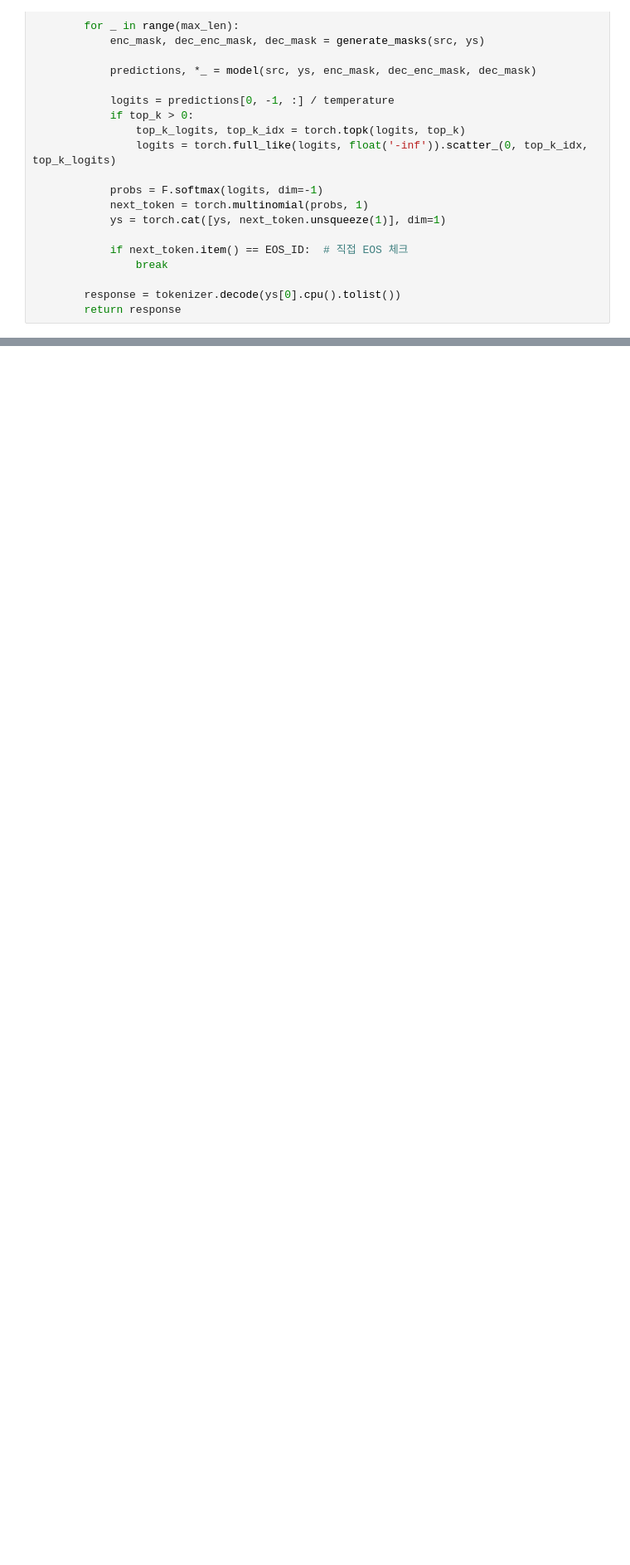
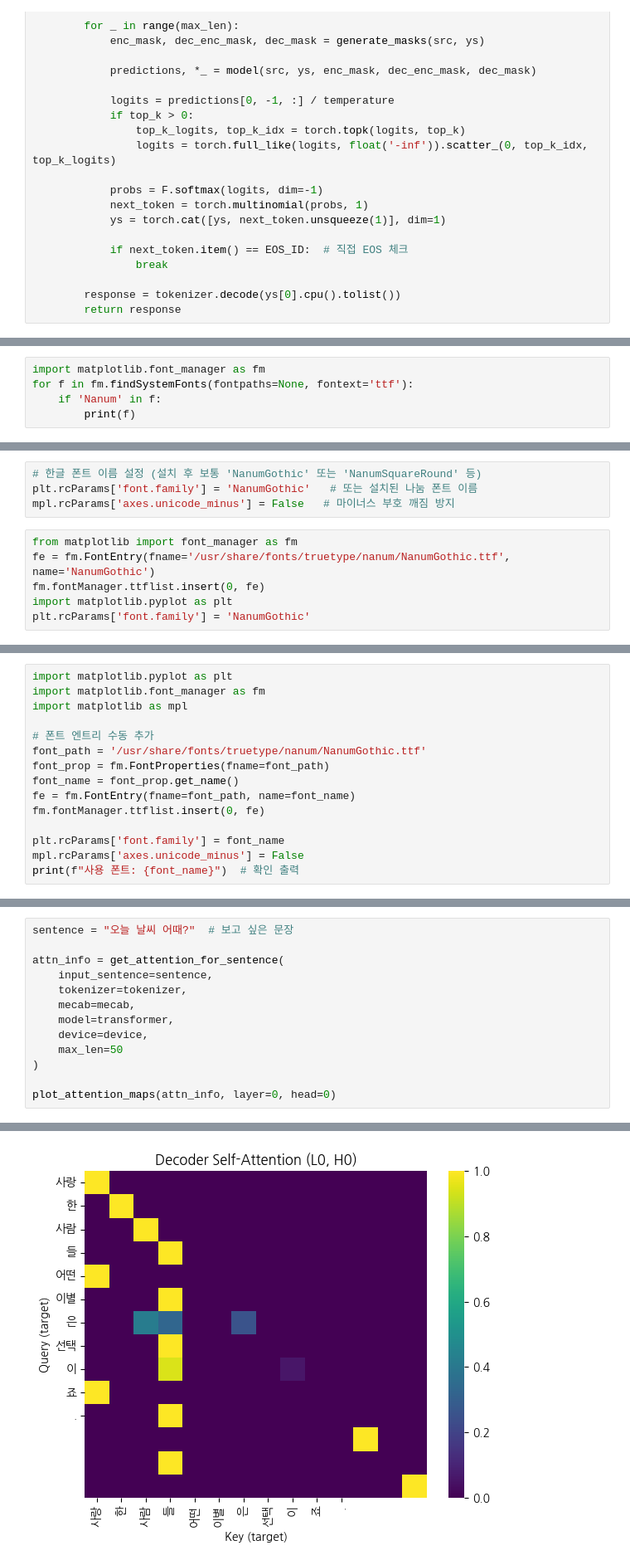
Before and after one commit to JamesYang76/by_AIFFEL_quest_eng, a Jupyter notebook: NLP/NLP02/chatbot_bk3.ipynb, the cells around one changed output, grey strips where cells are left out. Shown at 83% size. Cells and saved outputs as stored; diff of their text form; blank space fills up the shorter version.

```diff
--- a/NLP/NLP02/chatbot_bk3.ipynb
+++ b/NLP/NLP02/chatbot_bk3.ipynb
@@ -1432,0 +1637,5 @@ Average BLEU-4: 0.000000
+# %%
+import matplotlib.font_manager as fm
+for f in fm.findSystemFonts(fontpaths=None, fontext='ttf'):
+    if 'Nanum' in f:
+        print(f)
@@ -1432,0 +1679,10 @@ Average BLEU-4: 0.000000
+# %%
+# 한글 폰트 이름 설정 (설치 후 보통 'NanumGothic' 또는 'NanumSquareRound' 등)
+plt.rcParams['font.family'] = 'NanumGothic'   # 또는 설치된 나눔 폰트 이름
+mpl.rcParams['axes.unicode_minus'] = False   # 마이너스 부호 깨짐 방지
+# %%
+from matplotlib import font_manager as fm
+fe = fm.FontEntry(fname='/usr/share/fonts/truetype/nanum/NanumGothic.ttf', name='NanumGothic')
+fm.fontManager.ttflist.insert(0, fe)
+import matplotlib.pyplot as plt
+plt.rcParams['font.family'] = 'NanumGothic'
@@ -1432,0 +1701,15 @@ Average BLEU-4: 0.000000
+# %%
+import matplotlib.pyplot as plt
+import matplotlib.font_manager as fm
+import matplotlib as mpl
+
+# 폰트 엔트리 수동 추가
+font_path = '/usr/share/fonts/truetype/nanum/NanumGothic.ttf'
+font_prop = fm.FontProperties(fname=font_path)
+font_name = font_prop.get_name()
+fe = fm.FontEntry(fname=font_path, name=font_name)
+fm.fontManager.ttflist.insert(0, fe)
+
+plt.rcParams['font.family'] = font_name
+mpl.rcParams['axes.unicode_minus'] = False
+print(f"사용 폰트: {font_name}")  # 확인 출력
@@ -1432,0 +1776,14 @@ Average BLEU-4: 0.000000
+# %%
+sentence = "오늘 날씨 어때?"  # 보고 싶은 문장
+
+attn_info = get_attention_for_sentence(
+    input_sentence=sentence,
+    tokenizer=tokenizer,
+    mecab=mecab,
+    model=transformer,
+    device=device,
+    max_len=50
+)
+
+plot_attention_maps(attn_info, layer=0, head=0)
+# %% [output]
@@ -1432,0 +1792 @@ Average BLEU-4: 0.000000
+[figure, added]
```
Also changed, not shown: parts of 37 cells of this notebook.
